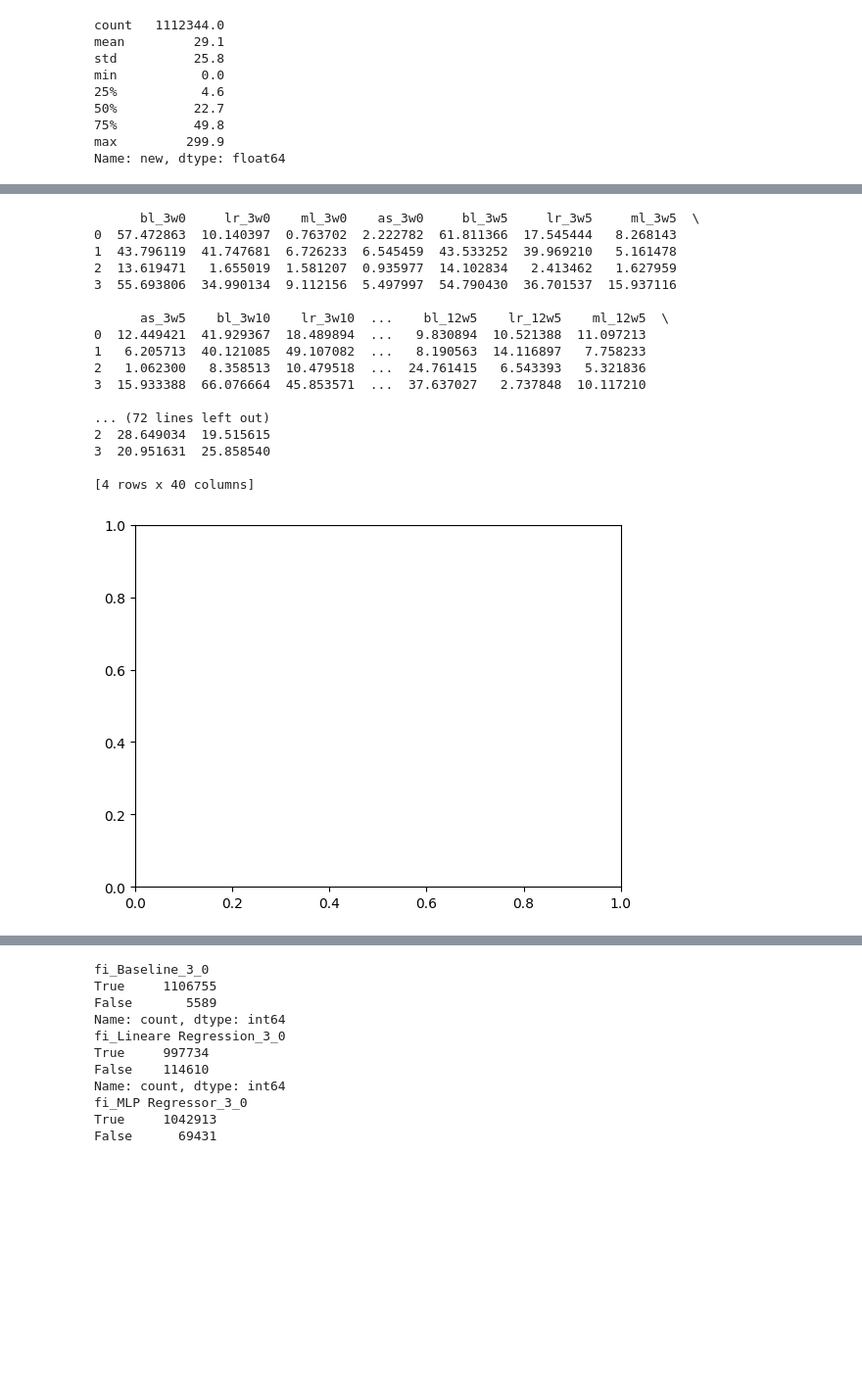
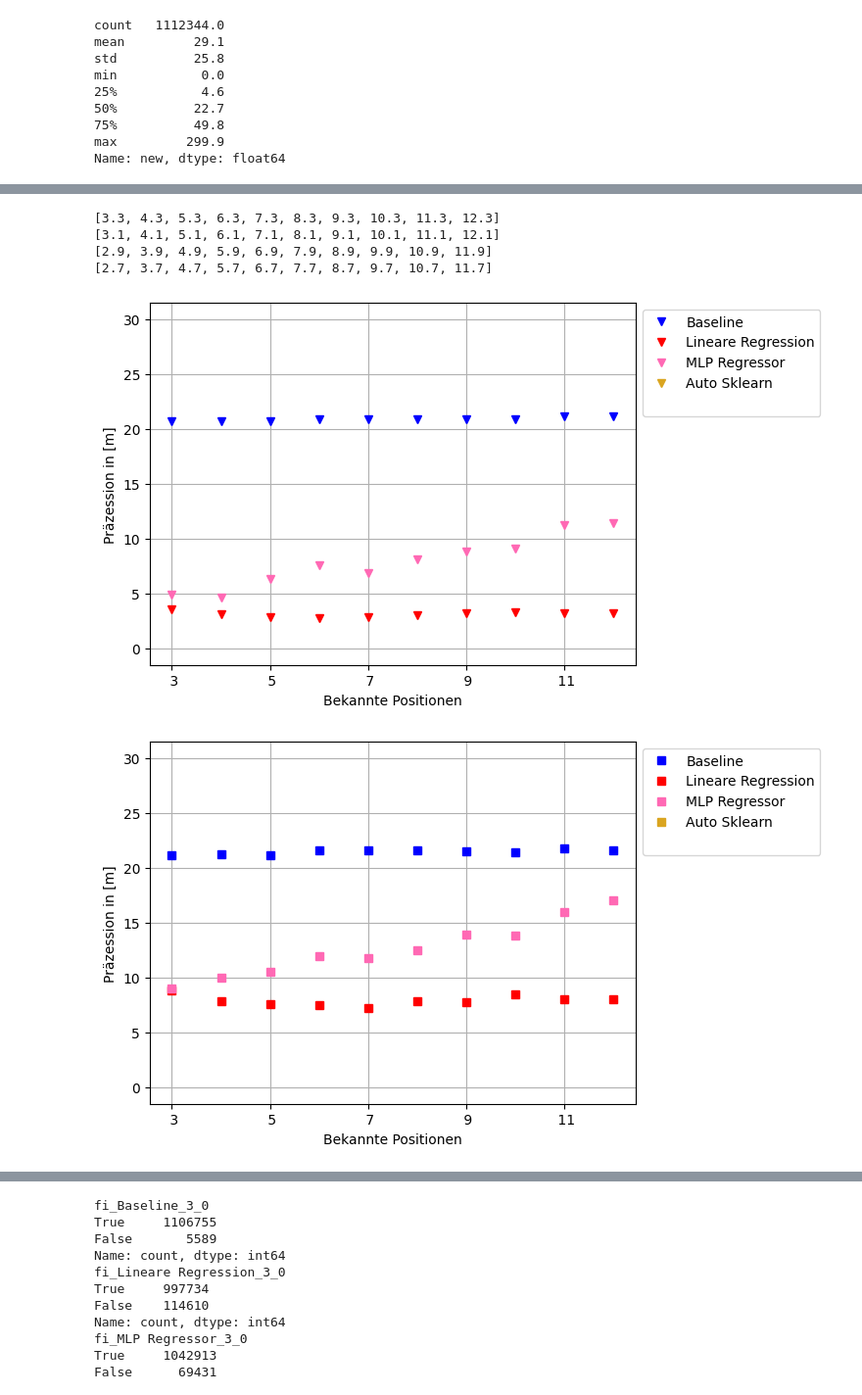
Before and after one commit to SeseRau/py-ma-git, a Jupyter notebook: notebooks/Analyse.ipynb, the cells around one changed output, grey strips where cells are left out. Shown at 98% size. Cells and saved outputs as stored; diff of their text form; code cells hidden in the pictures; blank space fills up the shorter version.

```diff
--- a/notebooks/Analyse.ipynb
+++ b/notebooks/Analyse.ipynb
@@ -101,7 +101,7 @@ for known in range(3, 13, 1):
         df_loc.boxplot(showfliers=False, rot=90)
 
         plt.legend(bbox_to_anchor=(1.0, 1.0))
-
+        plt.grid(linestyle = '--', linewidth = 0.5)
         plt.xlabel('Vorhersagemethode')
         plt.ylabel('Präzession in [m]')
 
@@ -156,7 +156,7 @@ for noise in range(0, 11, 5):
 
         df_loc.boxplot(showfliers=False, rot=90)
         plt.ylabel('Präzession in [m]')
-
+        plt.grid(linestyle = '--', linewidth = 0.5)
         plt.savefig(f"{folderoutput}{filename}_test_X_{noise}_{alg}.png", bbox_inches='tight', dpi=600)
         print('Saving Success')
         df_loc = []
@@ -309,11 +403,25 @@ Name: new, dtype: float64
+# %%
+indeX = [3.0, 4.0, 5.0, 6.0, 7.0, 8.0, 9.0, 10.0, 11.0, 12.0]
+offset = [0.1, 0.2, 0.3]
+offset = {'Baseline': -0.3, 'Lineare Regression': -0.1, 'MLP Regressor': 0.1, 'Auto Sklearn': 0.3, ' ': 0.0}
+
+for alg in ['Baseline', 'Lineare Regression', 'MLP Regressor', 'Auto Sklearn']:
+    print([x - offset[f'{alg}'] for x in indeX])
+# %% [output]
+[3.3, 4.3, 5.3, 6.3, 7.3, 8.3, 9.3, 10.3, 11.3, 12.3]
+[3.1, 4.1, 5.1, 6.1, 7.1, 8.1, 9.1, 10.1, 11.1, 12.1]
+[2.9, 3.9, 4.9, 5.9, 6.9, 7.9, 8.9, 9.9, 10.9, 11.9]
+[2.7, 3.7, 4.7, 5.7, 6.7, 7.7, 8.7, 9.7, 10.7, 11.7]
 # %%
-# Median X_A_X
+# Median X_A_X Seaborn
 import pandas as pd
 from matplotlib import pyplot as plt
+import seaborn as sns
 
 folderinput = "../workdir/AIS-TrainedModel/"
 
-filename = f"aisdk-2023-11-08_1_knn_result_18000_10240"
+# filename = f"aisdk-2023-11-08_1_knn_result_18000_10240"
+filename = "aisdk-2023-11-08-xs_3_knn_result"
 
 folderoutput = f"../workdir/AIS-Images/{filename}/"
 
@@ -322,8 +430,8 @@ df_res = pd.read_csv(f"{folderinput}{filename}.csv")
 # sorting columns
 for known in range(12, 2, -1):
     for noise in range(10, -1, -5):
-        for alg in ['as', 'ml', 'lr', 'bl']:
-        #for alg in ['ml', 'lr', 'bl']:
+        # for alg in ['as', 'ml', 'lr', 'bl']:
+        for alg in ['ml', 'lr', 'bl']:
 
             first_column = df_res.pop(f"{alg}_{known}w{noise}")
 
@@ -334,52 +442,47 @@ for known in range(12, 2, -1):
 
             df_res.insert(0, f"{alg}_{known}w{noise}", first_column)
 
 
 for noise in range(0, 11, 5):
     df_loc = df_res.copy()
     df_loc = df_loc.filter(regex=f"w{noise}")
 
 
 
     for known in range(3, 13, 1):
         df_loc = df_loc.rename(columns={f"bl_{known}w{noise}": f"Baseline_{known}_{noise}"})
         df_loc = df_loc.rename(columns={f"lr_{known}w{noise}": f"Lineare Regression_{known}_{noise}"})
         df_loc = df_loc.rename(columns={f"ml_{known}w{noise}": f"MLP Regressor_{known}_{noise}"})
         df_loc = df_loc.rename(columns={f"as_{known}w{noise}": f"Auto Sklearn_{known}_{noise}"})
         df_loc[f" {known}"] = df_loc[f"Baseline_{known}_{noise}"] * 0 + 30
         if known == 3:
             df_loc[f" {known}"] = df_loc[f" {known}"] * 0
 
+    if noise == 0:
+        markers = {'Baseline': 'v', 'Lineare Regression': 'v', 'MLP Regressor': 'v', 'Auto Sklearn': 'v', ' ': ' '}
+    elif noise == 5:
+        markers = {'Baseline': 's', 'Lineare Regression': 's', 'MLP Regressor': 's', 'Auto Sklearn': 's', ' ': ' '}
+    else:
+        markers = {'Baseline': 'p', 'Lineare Regression': 'p', 'MLP Regressor': 'p', 'Auto Sklearn': 'p', ' ': ' '}
+
+
 
     colors = {'Baseline': 'b', 'Lineare Regression': 'r', 'MLP Regressor': 'hotpink', 'Auto Sklearn': 'goldenrod', ' ': 'w'}
 
     for alg in ['Baseline', 'Lineare Regression', 'MLP Regressor', 'Auto Sklearn', ' ']:
-        df_loc.filter(regex=f'^{alg}').median().plot(style='o', color=colors[alg], label=alg, rot=0)
-    plt.grid()
+        df_loc.filter(regex=f'^{alg}').median().plot(style=markers[alg], color=colors[alg], label=alg, rot=0)
+    plt.grid(linestyle = '--', linewidth = 0.5)
     plt.ylabel('Präzession in [m]')
     plt.xlabel('Bekannte Positionen')
 
     plt.legend(bbox_to_anchor=(1.0, 1.0))
-
-    plt.savefig(f"{folderoutput}{filename}_test_X_{noise}_X_Median.png", bbox_inches='tight', dpi=600)
+    plt.show()
+    # plt.savefig(f"{folderoutput}{filename}_test_X_{noise}_X_Median.png", bbox_inches='tight', dpi=600)
     df_loc = []
     plt.cla()
+
+# plt.show()
+# plt.clf()
 # %% [output]
-      bl_3w0     lr_3w0    ml_3w0    as_3w0     bl_3w5     lr_3w5     ml_3w5  \
-0  57.472863  10.140397  0.763702  2.222782  61.811366  17.545444   8.268143
-1  43.796119  41.747681  6.726233  6.545459  43.533252  39.969210   5.161478
-2  13.619471   1.655019  1.581207  0.935977  14.102834   2.413462   1.627959
-3  55.693806  34.990134  9.112156  5.497997  54.790430  36.701537  15.937116
-
-      as_3w5    bl_3w10    lr_3w10  ...    bl_12w5    lr_12w5    ml_12w5  \
-0  12.449421  41.929367  18.489894  ...   9.830894  10.521388  11.097213
-1   6.205713  40.121085  49.107082  ...   8.190563  14.116897   7.758233
-2   1.062300   8.358513  10.479518  ...  24.761415   6.543393   5.321836
-3  15.933388  66.076664  45.853571  ...  37.637027   2.737848  10.117210
-
-... (72 lines left out)
-2  28.649034  19.515615
-3  20.951631  25.858540
-
-[4 rows x 40 columns]
-[figure, old version]
+[figure, new version]
+[figure, added]
```
Also changed, not shown: parts of 16 cells of this notebook, 1 other file.
